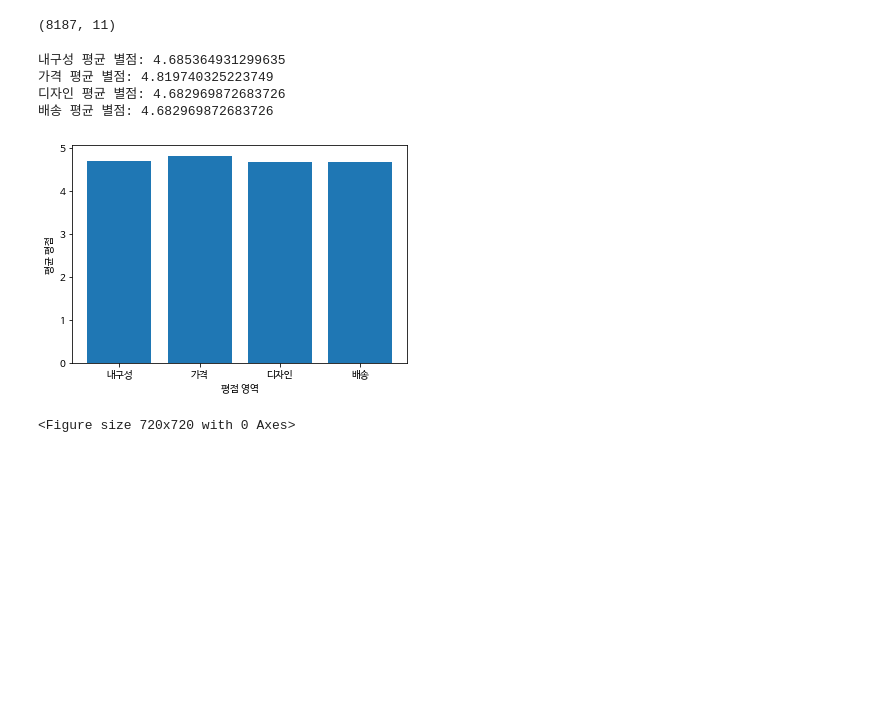
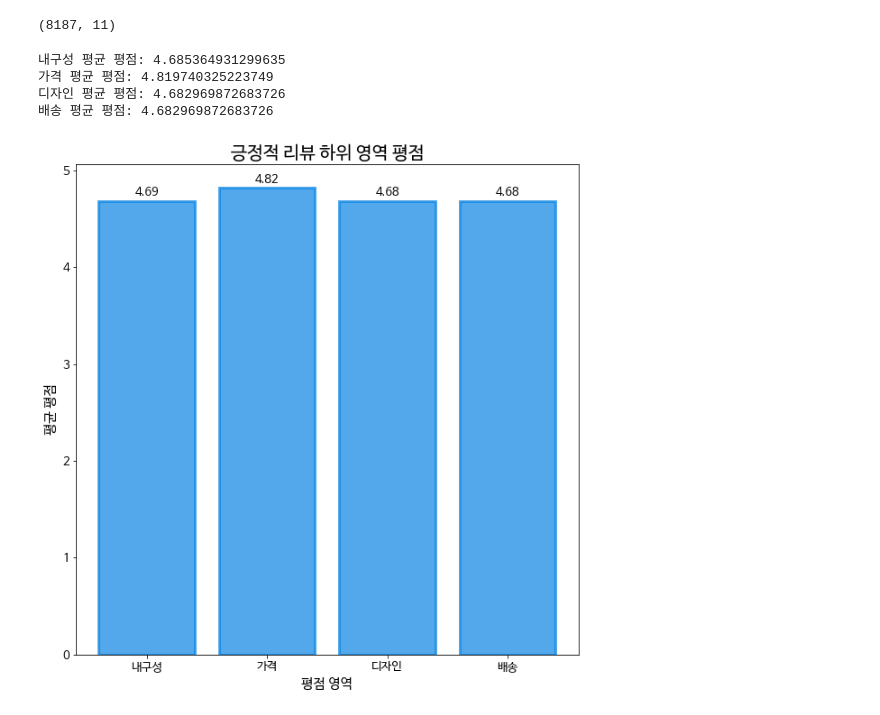
Before and after one commit to Dataitgirls-Mini-Project/data, a Jupyter notebook: analyze_rating.ipynb, the cells around one changed output. Drawn from its saved outputs; the diff is of its cells as text; code cells hidden in the pictures; blank space fills up the shorter version.

```diff
--- a/analyze_rating.ipynb
+++ b/analyze_rating.ipynb
@@ -127,21 +152,42 @@ positive_price_mean = positive_reviews.price_star.mean()
 positive_design_mean = positive_reviews.design_star.mean()
 positive_delivery_mean = positive_reviews.delivery_star.mean()
 
-print('내구성 평균 별점:', positive_durability_mean)
-print('가격 평균 별점:',positive_price_mean)
-print('디자인 평균 별점:',positive_design_mean)
-print('배송 평균 별점:',positive_delivery_mean)
+print('내구성 평균 평점:', positive_durability_mean)
+print('가격 평균 평점:',positive_price_mean)
+print('디자인 평균 평점:',positive_design_mean)
+print('배송 평균 평점:',positive_delivery_mean)
 # %% [output]
-내구성 평균 별점: 4.685364931299635
-가격 평균 별점: 4.819740325223749
-디자인 평균 별점: 4.682969872683726
-배송 평균 별점: 4.682969872683726
+내구성 평균 평점: 4.685364931299635
+가격 평균 평점: 4.819740325223749
+디자인 평균 평점: 4.682969872683726
+배송 평균 평점: 4.682969872683726
-# %%
-plt.bar(['내구성', '가격', '디자인', '배송'],[positive_durability_mean, positive_price_mean, positive_design_mean, positive_delivery_mean])
-plt.xlabel('평점 영역')
-plt.ylabel('평균 평점')
-plt.figure(figsize=(10,10))
-plt.show()
-# %% [output]
-[figure, removed]
-<Figure size 720x720 with 0 Axes>
+# %%
+x = ['내구성', '가격', '디자인', '배송']
+y = [positive_durability_mean, positive_price_mean, positive_design_mean, positive_delivery_mean]
+
+tick_size = 13
+axis_label_size = 15
+
+fig = plt.figure(figsize=(10,10))
+ax = fig.add_subplot()
+colors = '#0984e3'
+
+xtick_label_position = list(range(len(x)))
+
+plt.yticks(fontsize=tick_size)
+plt.xticks(xtick_label_position, x, fontsize=tick_size)
+
+bars = plt.bar(xtick_label_position, y, color=colors,
+               edgecolor=colors, alpha=0.7, linewidth=3)
+
+for index, bar in enumerate(bars):
+    ax.text(bar.get_x()+bar.get_width()*(1/2),bar.get_height()+0.05, \
+            round(y[index], 2),ha='center',fontsize=13)
+
+plt.title('긍정적 리뷰 하위 영역 평점',fontsize=20)
+plt.xlabel('평점 영역', fontsize=axis_label_size)
+plt.ylabel('평균 평점', fontsize=axis_label_size)
+plt.savefig('./img/positive_detail_star.png')
+# plt.show()
+# %% [output]
+[figure, added]
```
Also changed, not shown: parts of 13 cells of this notebook, 4 other files.
